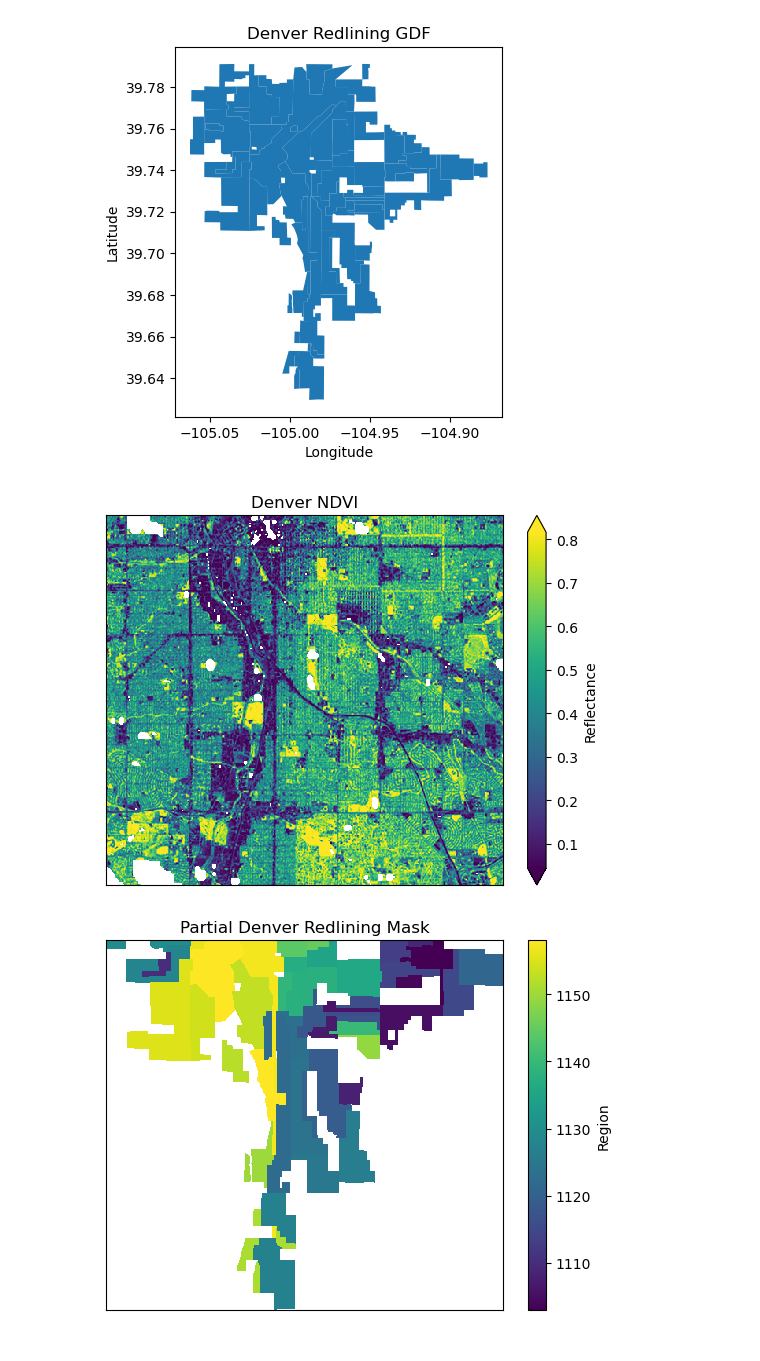
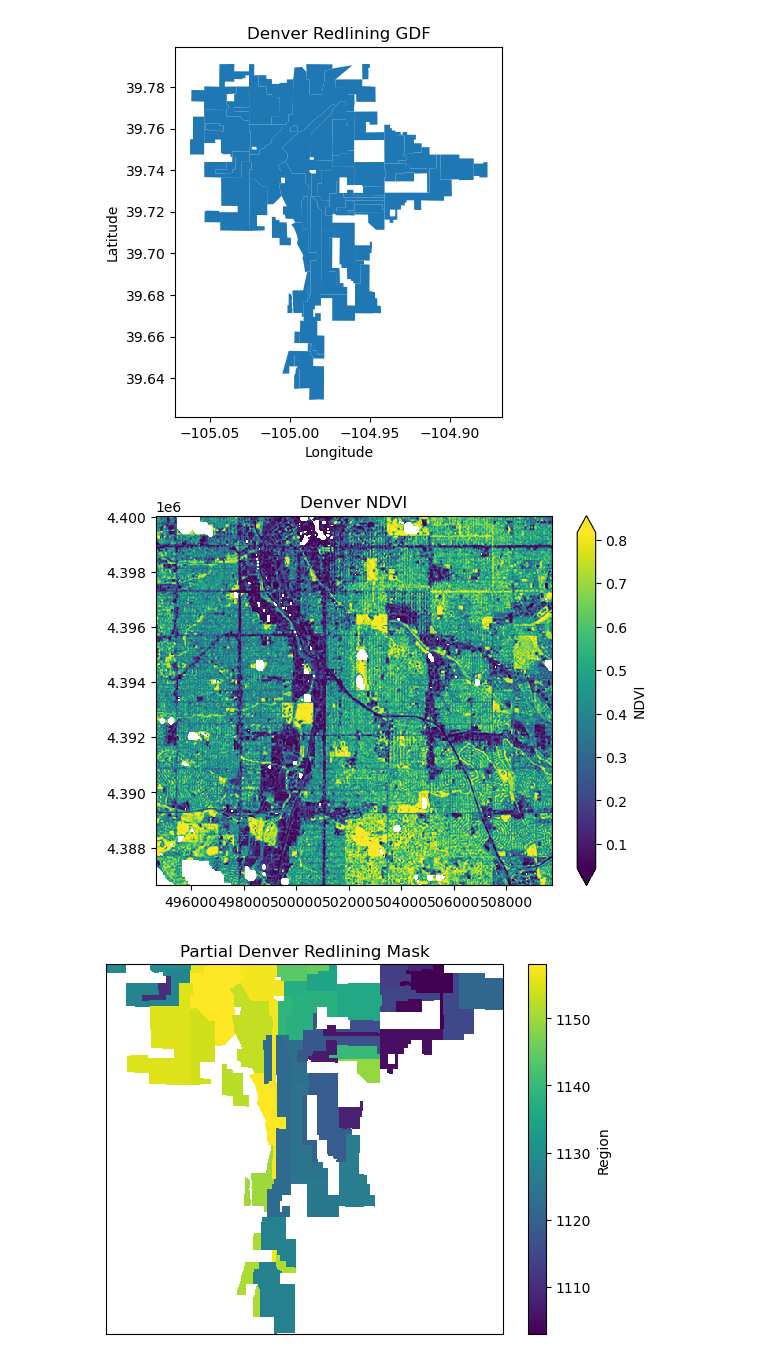
Before and after one commit to earthlab-education/fundamentals-04-redlining-brglea, a Jupyter notebook: notebooks/redlining-13-zonal-stats.ipynb, the cells around one changed output. Saved outputs shown, nothing was run; the diff lists cells and outputs as text; code cells hidden in the pictures.

```diff
--- a/notebooks/redlining-13-zonal-stats.ipynb
+++ b/notebooks/redlining-13-zonal-stats.ipynb
@@ -113,20 +116,21 @@ plt.show()
 # %% [output]
 [figure]
 # %%
+#Prep for redlining mask Part 2
+
+#Plot the ndvi_da to see CRS
 ndvi_da.plot(
-    cbar_kwargs={"label": "Reflectance"},
+    cbar_kwargs={"label": "NDVI"},
     robust=True
     )
 plt.gca().set(
     title='Denver NDVI',
     xlabel='',
     ylabel='',
-    xticks=[],
-    yticks=[]
 )
 plt.show()
 # %% [output]
-[figure, old version]
+[figure, new version]
 # %%
 # Define new variable for denver redlining mask, using regionmask
 denver_redlining_mask = regionmask.mask_geopandas(
```
Also changed, not shown: parts of 3 cells of this notebook.
